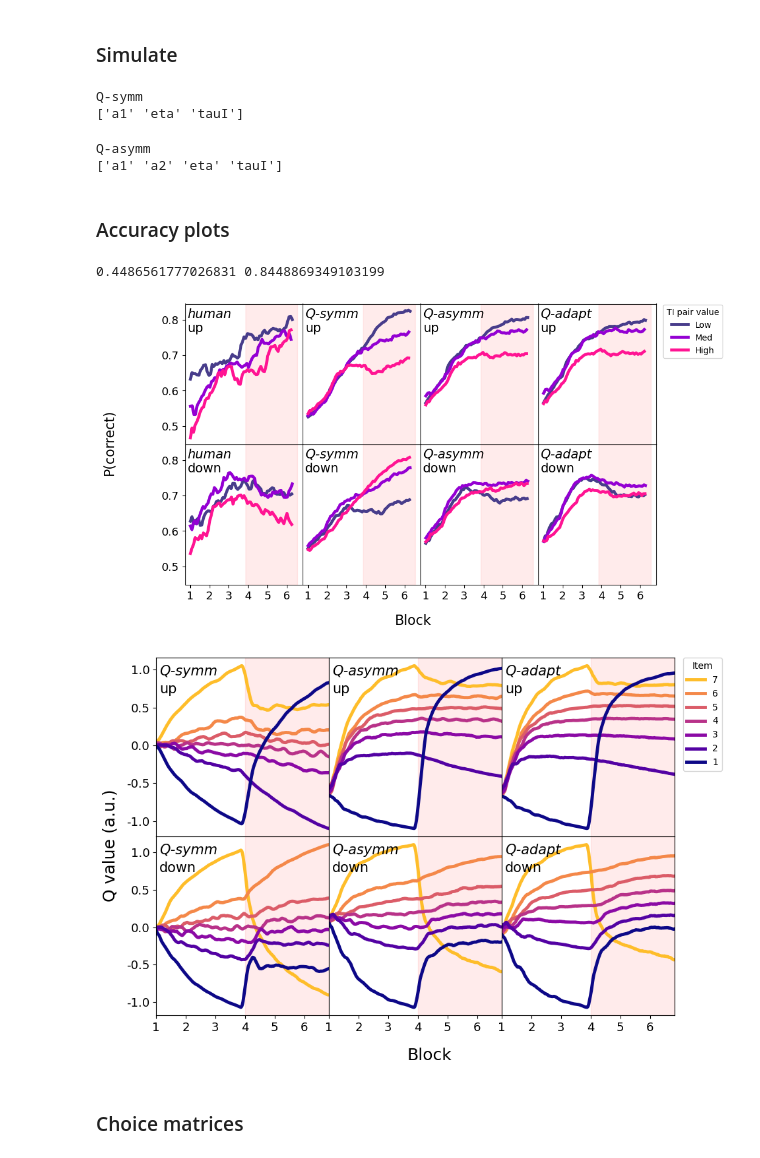
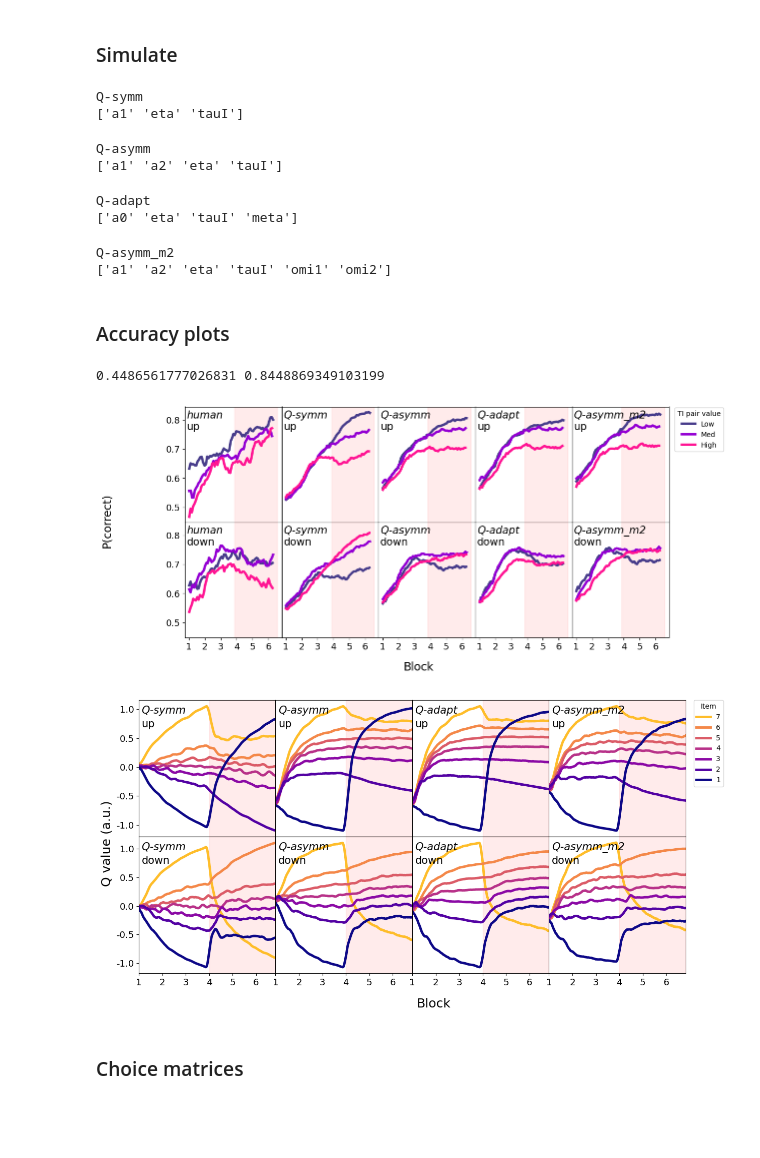
Before and after one commit to tgham/asymm_switch, a Jupyter notebook: analysis/analysis.ipynb, the cells around one changed output. Cells and saved outputs as stored; diff of their text form; code cells hidden in the pictures; blank space fills up the shorter version.

Commit message:
revisions

```diff
--- a/analysis/analysis.ipynb
+++ b/analysis/analysis.ipynb
@@ -783,18 +979,14 @@ post-hoc switch x direction tests:
 ### Load fits
 # %%
 ## load relevant set of fits
-# with open('fits/RL_entropy_final.pkl', 'rb') as f: ## full fits
-#     df_fits_big = pickle.load(f)
-with open('fits/RL_entropy_final_pre.pkl', 'rb') as f: ## fit to pre-switch only
+with open('fits/RL_revisions.pkl', 'rb') as f:
     df_fits_big = pickle.load(f)
-# with open('fits/RL_omi_final.pkl', 'rb') as f: ## Q-asymm^2 model fits
-#     df_fits_big = pickle.load(f)
 
 ## keep models of interest
 moi = [
         'Q-symm','Q-asymm',
-        # 'Q-adapt',
-        # 'Q-symm_m2','Q-asymm_m2',
+        'Q-adapt',
+        'Q-asymm_m2',
         ]
 # moi = df_fits_big.keys()
 rm_models = []
@@ -973,11 +1171,13 @@ print('overall:')
 for model_comps in list(itertools.combinations(moi, 2)):
     m1 = model_comps[0]
     m2 = model_comps[1]
-    print(m1, ' = ', evidence[m1].median())
-    print(m2, ' = ', evidence[m2].median())
+    print(m1, ' = ', evidence[m1].mean())
+    print(m2, ' = ', evidence[m2].mean())
     wilc = stats.wilcoxon(evidence[m1], evidence[m2], method = 'approx', alternative = 'two-sided')
     print('z = ', wilc.zstatistic,'p =',np.round(wilc.pvalue,4))
-    print()
+
+    ## effect size
+    # wilc_extras(evidence[m1], evidence[m2])
     print()
 
 ## check diffs within each group of participants
@@ -991,6 +1191,9 @@ for di, d in enumerate(directions):
         print(m2, ' = ', evidence.loc[evidence.index.get_level_values('Participant').isin(current_ps), m2].mean())
         wilc = stats.wilcoxon(evidence.loc[evidence.index.get_level_values('Participant').isin(current_ps), m1], evidence.loc[evidence.index.get_level_values('Participant').isin(current_ps), m2], method = 'approx', alternative = 'two-sided')
         print('z = ', wilc.zstatistic,'p =',np.round(wilc.pvalue,4))
+
+        ## effect size
+        wilc_extras(evidence.loc[evidence.index.get_level_values('Participant').isin(current_ps), m1], evidence.loc[evidence.index.get_level_values('Participant').isin(current_ps), m2])
         print()
 # %% [output]
 overall:
@@ -1061,13 +1288,16 @@ from helpers import *
 import models
 importlib.reload(models)
 from models import TI_RL
+from model_init import *
+
 
 ## define indices models of interest
 moi_idx = np.array([
     [0,0], # Q-symm
     [0,1], # Q-asymm
-    # [0,12], # Q-adapt
-    # [2,1] # Q-asymm^2 (AKA Q-asymm_m2)
+    [0,3], # Q-adapt
+    [2,1] # Q-asymm^2 (AKA Q-asymm_m2)
+
 ])
 moi_names = [all_models[mmm[0]][mmm[1]] for m, mmm in enumerate(moi_idx)]
 
@@ -1130,7 +1360,7 @@ for mi, moi in enumerate(moi_idx):
         a1 = 0.05
         a2 = 0.015
         a0 = a1
-        eta = 2
+        eta = 5
         tauI = 0.2
         tauP = 0.3
         gamma = 0.2
@@ -1140,6 +1370,8 @@ for mi, moi in enumerate(moi_idx):
         omi2 = np.copy(a2)
         disc = 0.01
         meta = 0.02
+        beta = 2
+        RPE_0 = 0.15
 
         # ND sample of parameters
         a1s = np.abs(np.random.normal(a1, 0.01, n_sim_participants))
@@ -1153,8 +1385,10 @@ for mi, moi in enumerate(moi_idx):
         epss = np.abs(np.random.normal(eps, 0.1, n_sim_participants))
         omi1s = np.abs(np.random.normal(omi1, 0.01, n_sim_participants))
         omi2s = np.abs(np.random.normal(omi2, 0.01, n_sim_participants))
-        metas = np.abs(np.random.normal(meta, 0.0, n_sim_participants))
-        params = np.array([a1s, a2s, a0s, etas, tauIs, tauPs, gammas, lams, epss, omi1s, omi2s, metas]).T
+        metas = np.abs(np.random.normal(meta, 0.01, n_sim_participants))
+        betas = np.abs(np.random.normal(beta, 1, n_sim_participants))
+        RPE_0s = np.abs(np.random.normal(RPE_0, 0.01, n_sim_participants))
+        params = np.array([a1s, a2s, a0s, etas, tauIs, tauPs, gammas, lams, epss, omi1s, omi2s, metas, betas, RPE_0s]).T
         sim_params = params[:, param_idx[m_s][m]]
         sim_data = all_data.copy()
         fit = False
@@ -1176,6 +1410,7 @@ for mi, moi in enumerate(moi_idx):
 if fit_params == 'empirical':
     moi = moi_names
     re_fit_AIC = all_data.groupby(['Participant', 'Direction'])[['trial loss '+m for m in moi]].sum()
+
     for m in moi:
         re_fit_AIC = re_fit_AIC.rename(columns={'trial loss '+m: m})
     re_fit_AIC= re_fit_AIC.reset_index()
@@ -1188,6 +1423,10 @@ Q-symm
 ['a1' 'eta' 'tauI']
 Q-asymm
 ['a1' 'a2' 'eta' 'tauI']
+Q-adapt
+['a0' 'eta' 'tauI' 'meta']
+Q-asymm_m2
+['a1' 'a2' 'eta' 'tauI' 'omi1' 'omi2']
 # %% [markdown]
 ### Accuracy plots
 # %%
@@ -1196,36 +1435,36 @@ import plotter
 
 ## define subplots
 subplot_splits = []
 for d in ['up','down']:
     if fit_params == 'empirical':
         subplot_splits.append([d,'human'])
     for m in moi_names:
         subplot_splits.append([d, m])
 n_rows = len(subplot_splits[0])
 n_cols = int(len(subplot_splits)/2)
 subplot_dims = [n_rows,n_cols]
 
 
 ## accuracy plots
 extremes=False
 value_split = 'lmh'
 plot_split = False
-bin_width = 100
+bin_width = 70
 step = 5
 min_periods = 1
 fig, axs = plotter.low_med_high(all_data.loc[all_data['Participant'].isin(sim_participants)], subplot_splits, subplot_dims,value_split, plot_split, bin_width, step, min_periods,extremes, 'Accuracy')
 
 ## Q val plots
 Q_models = []
 for m in subplot_splits:
     if m[1] != 'human':
         Q_models.append(m)
 Q_dims = [len(Q_models[0]), int(len(Q_models)/2)]
 figs_Q, axs = plotter.Q_plot(all_data.loc[all_data['Participant'].isin(sim_participants)], Q_models, Q_dims,10)
 # %% [output]
 0.4486561777026831 0.8448869349103199
-[figure, old version]
+[figure, new version]
-[figure, old version]
+[figure, new version]
 # %% [markdown]
 ### Choice matrices
 # %%
```
Also changed, not shown: parts of 27 cells of this notebook.
